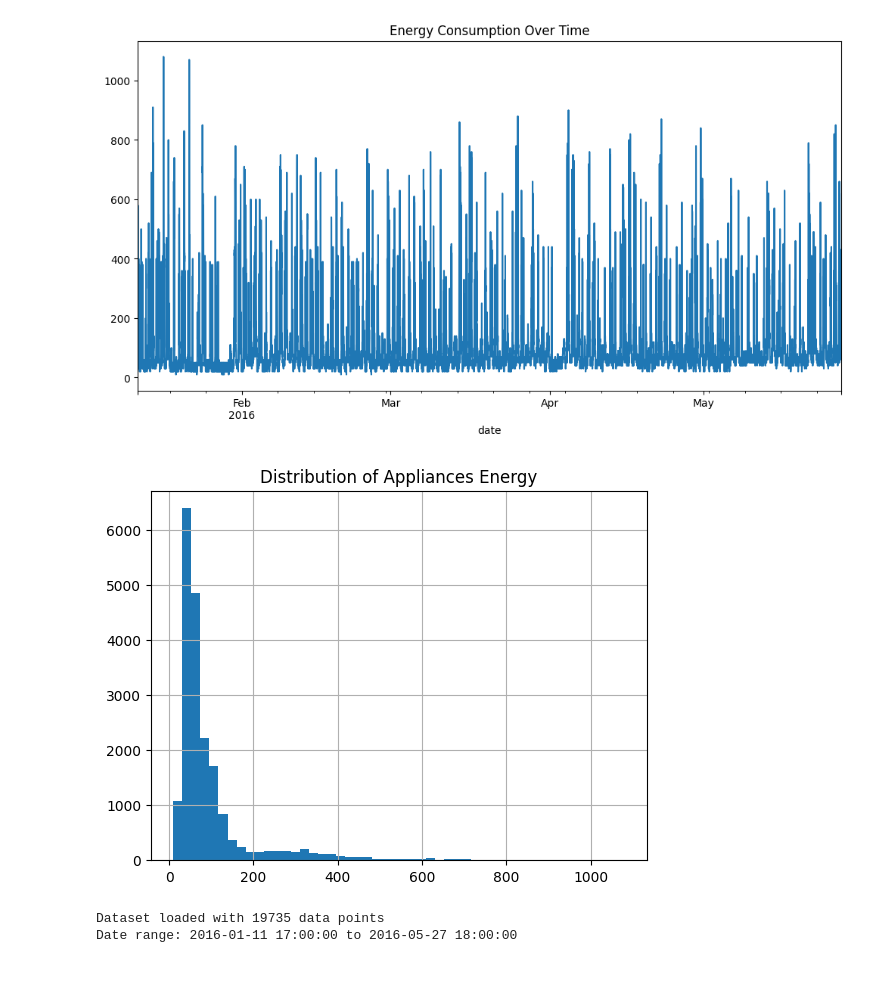
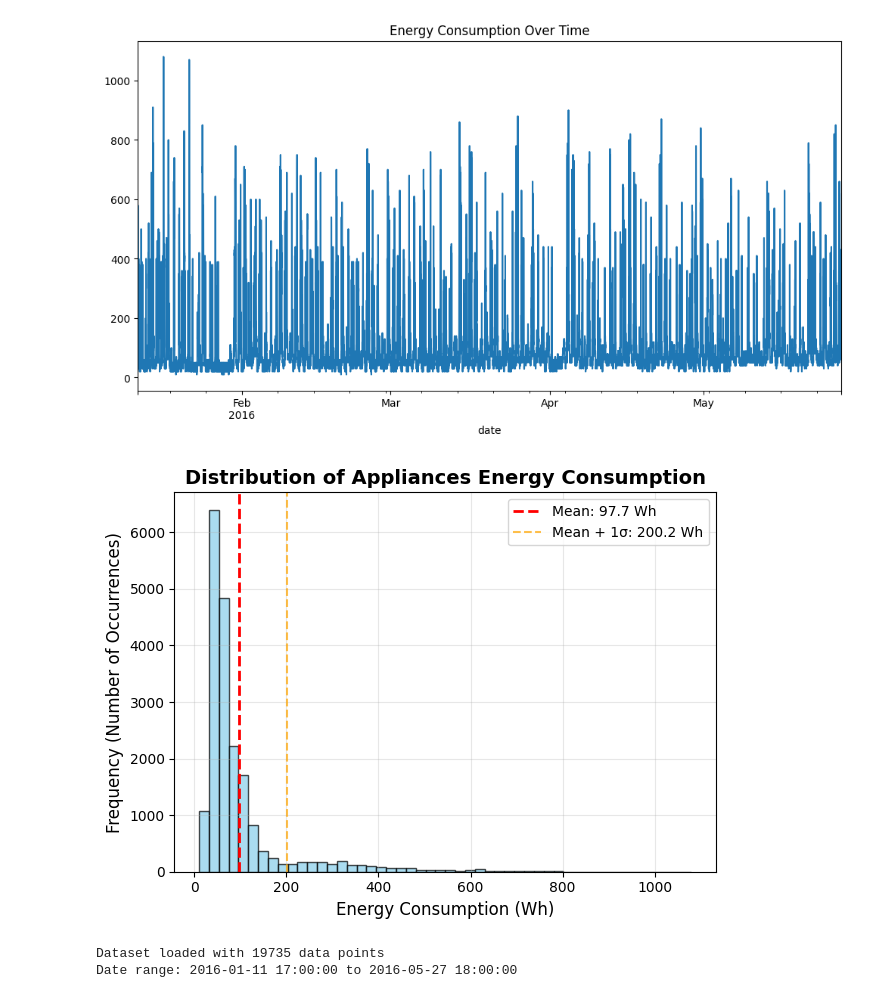
Before and after one commit to YassinEzaouibi/Energy-Consumption-Anomaly-Detection, a Jupyter notebook: notebooks/appliances_anomaly_detection_zscore.ipynb, the cells around one changed output. Saved outputs shown, nothing was run; the diff lists cells and outputs as text; code cells hidden in the pictures.

```diff
--- a/notebooks/appliances_anomaly_detection_zscore.ipynb
+++ b/notebooks/appliances_anomaly_detection_zscore.ipynb
@@ -17,17 +11,32 @@ df_scaled = pd.DataFrame(scaler.fit_transform(df[['Appliances', 'T_out', 'lights
 # %%
-import matplotlib.pyplot as plt
-
 # Plot energy consumption
 df['Appliances'].plot(figsize=(12, 6), title='Energy Consumption Over Time')
 plt.show()
 
 # Check distribution
-df['Appliances'].hist(bins=50)
-plt.title('Distribution of Appliances Energy')
+df['Appliances'].hist(bins=50, alpha=0.7, color='skyblue', edgecolor='black')
+plt.title('Distribution of Appliances Energy Consumption', fontsize=14, fontweight='bold')
+plt.xlabel('Energy Consumption (Wh)', fontsize=12)
+plt.ylabel('Frequency (Number of Occurrences)', fontsize=12)
+plt.grid(True, alpha=0.3)
+
+# Add statistical information as text on the plot
+mean_appliances = df['Appliances'].mean()
+std_appliances = df['Appliances'].std()
+plt.axvline(mean_appliances, color='red', linestyle='--', linewidth=2, label=f'Mean: {mean_appliances:.1f} Wh')
+plt.axvline(mean_appliances + std_appliances, color='orange', linestyle='--', alpha=0.7,
+            label=f'Mean + 1σ: {mean_appliances + std_appliances:.1f} Wh')
+
+# print(f'Mean: {mean_val:.1f} Wh')
+# print(f'Standard Deviation: {std_val:.1f} Wh')
+# print(mean_val+std_val)
+
+plt.legend()
+plt.tight_layout()
 plt.show()
 # %% [output]
 [figure]
-[figure, old version]
+[figure, new version]
 # %%
 print(f"Dataset loaded with {len(df)} data points")
 print(f"Date range: {df.index.min()} to {df.index.max()}")
```
Also changed, not shown: parts of 4 cells of this notebook, 1 other file.
